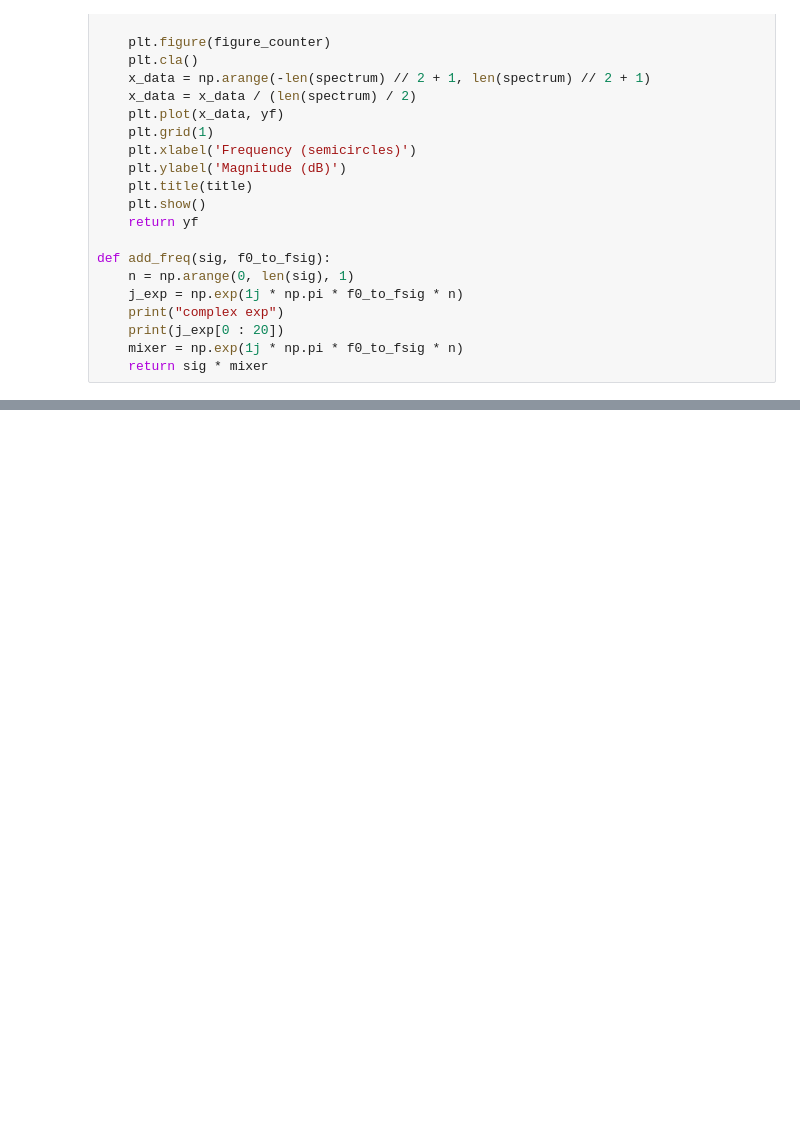
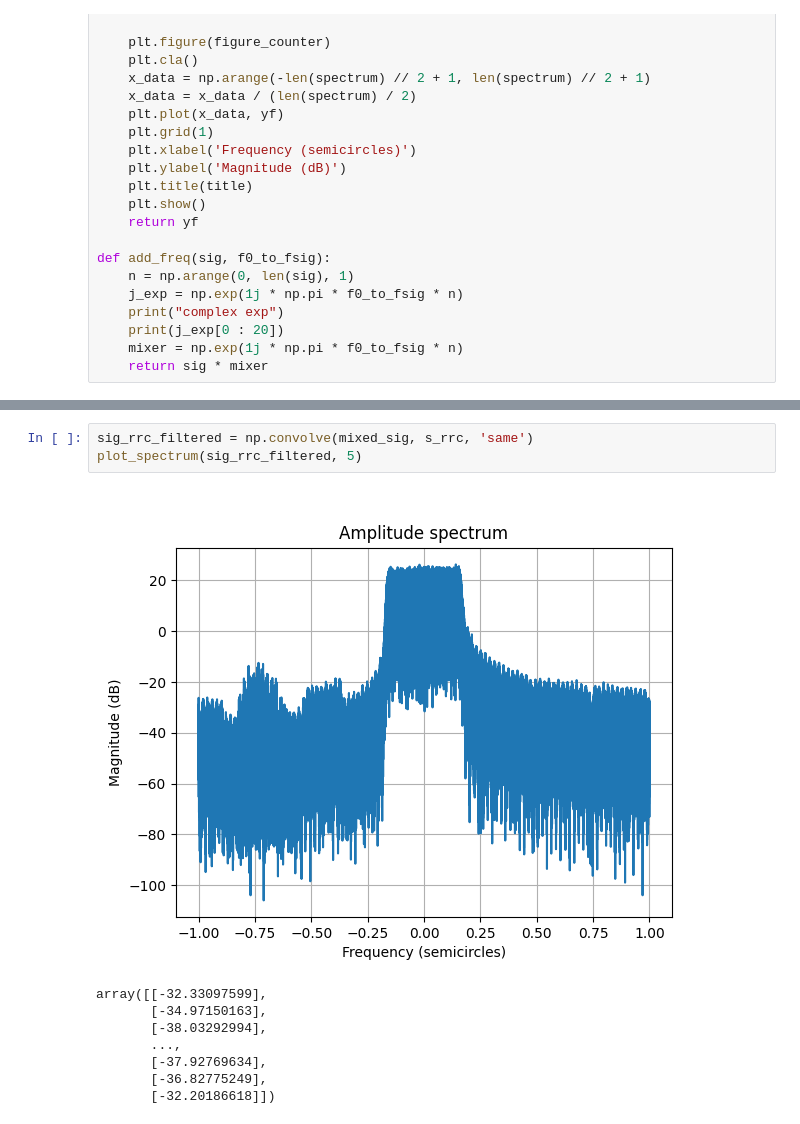
Before and after one commit to incredibleSaint/signal_processing, a Jupyter notebook: mxdma.ipynb, the cells around one changed output, grey strips where cells are left out. Saved outputs shown, nothing was run; the diff lists cells and outputs as text; blank space fills up the shorter version.

```diff
--- a/mxdma.ipynb
+++ b/mxdma.ipynb
@@ -102,0 +149,12 @@ array([[-2.71368644],
+# %%
+sig_rrc_filtered = np.convolve(mixed_sig, s_rrc, 'same')
+plot_spectrum(sig_rrc_filtered, 5)
+# %% [output]
+[figure, added]
+array([[-32.33097599],
+       [-34.97150163],
+       [-38.03292994],
+       ...,
+       [-37.92769634],
+       [-36.82775249],
+       [-32.20186618]])
```
Also changed, not shown: parts of 7 cells of this notebook.
